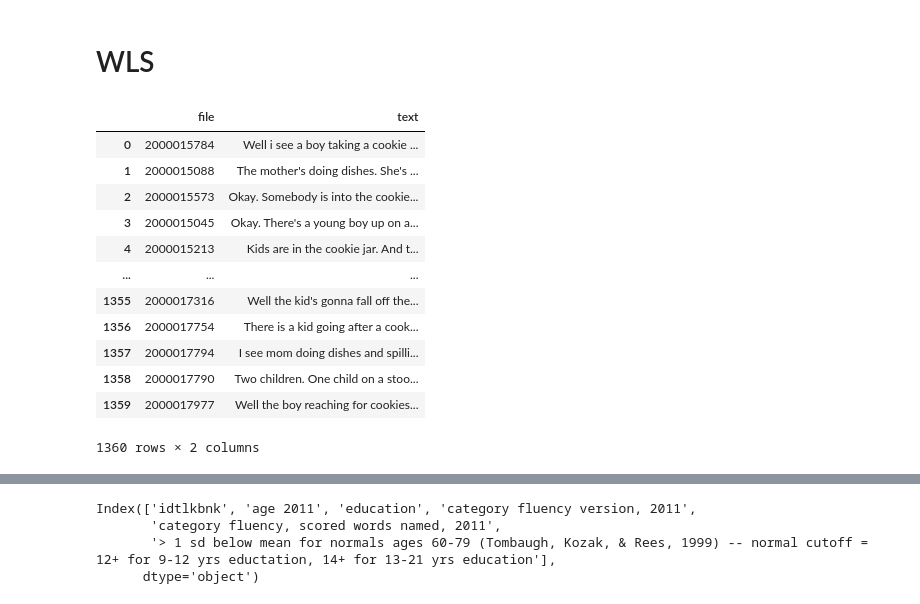
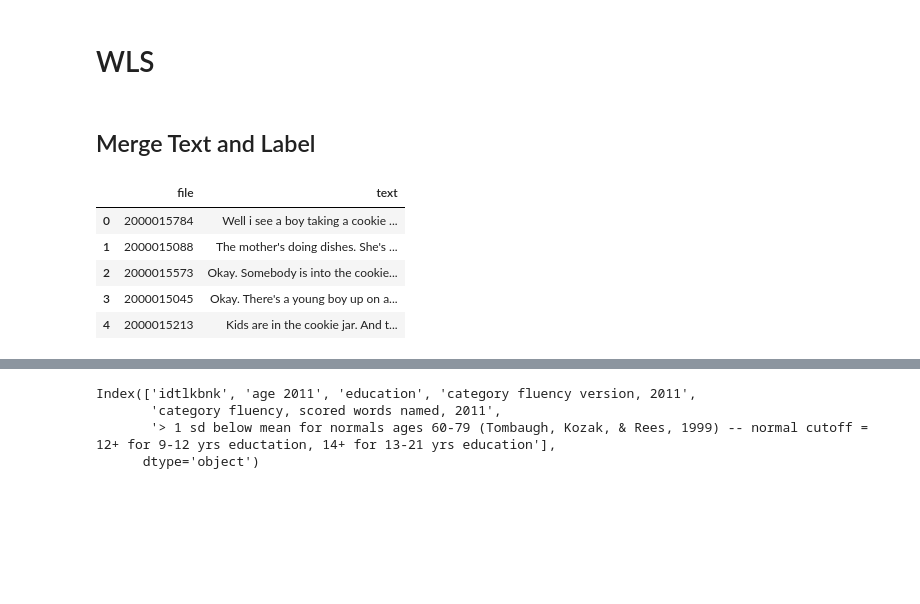
Before and after one commit to LinguisticAnomalies/DeconDTN, a Jupyter notebook: notebooks_xiruo/[explore] A Peek into Two Datasets.ipynb, the cells around one changed output, grey strips where cells are left out. Cells and saved outputs as stored; diff of their text form; code cells hidden in the pictures; blank space fills up the shorter version.

```diff
--- a/notebooks_xiruo/[explore] A Peek into Two Datasets.ipynb
+++ b/notebooks_xiruo/[explore] A Peek into Two Datasets.ipynb
@@ -3,25 +3,20 @@ import numpy as np
 import pandas as pd
 # %% [markdown]
 # WLS
+# %% [markdown]
+## Merge Text and Label
 # %%
 
 df_wls = pd.read_csv("/edata/TRESTLE/testWLS.tsv", sep='\t')
 # %%
-df_wls
+df_wls.head()
 # %% [output]
 |  | file | text |
 | 0 | 2000015784 | Well i see a boy taking a cookie ... |
 | 1 | 2000015088 | The mother's doing dishes. She's ... |
 | 2 | 2000015573 | Okay. Somebody is into the cookie... |
 | 3 | 2000015045 | Okay. There's a young boy up on a... |
 | 4 | 2000015213 | Kids are in the cookie jar. And t... |
-| ... | ... | ... |
-| 1355 | 2000017316 | Well the kid's gonna fall off the... |
-| 1356 | 2000017754 | There is a kid going after a cook... |
-| 1357 | 2000017794 | I see mom doing dishes and spilli... |
-| 1358 | 2000017790 | Two children. One child on a stoo... |
-| 1359 | 2000017977 | Well the boy reaching for cookies... |
-1360 rows × 2 columns
 # %%
 df_wls_label = pd.read_csv("/edata/TRESTLE/WLS-labels.csv")
 # %%
```
Also changed, not shown: parts of 13 cells of this notebook, 7 other files.
